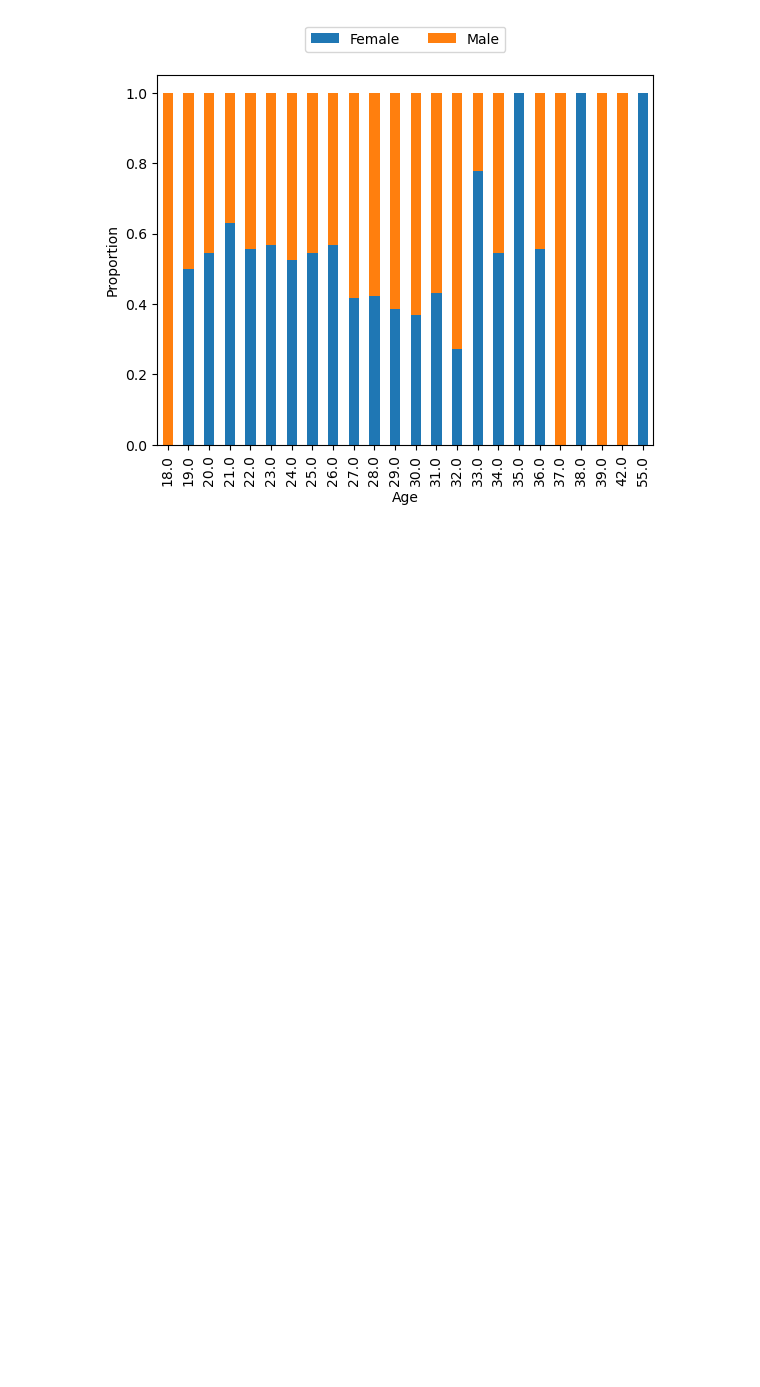
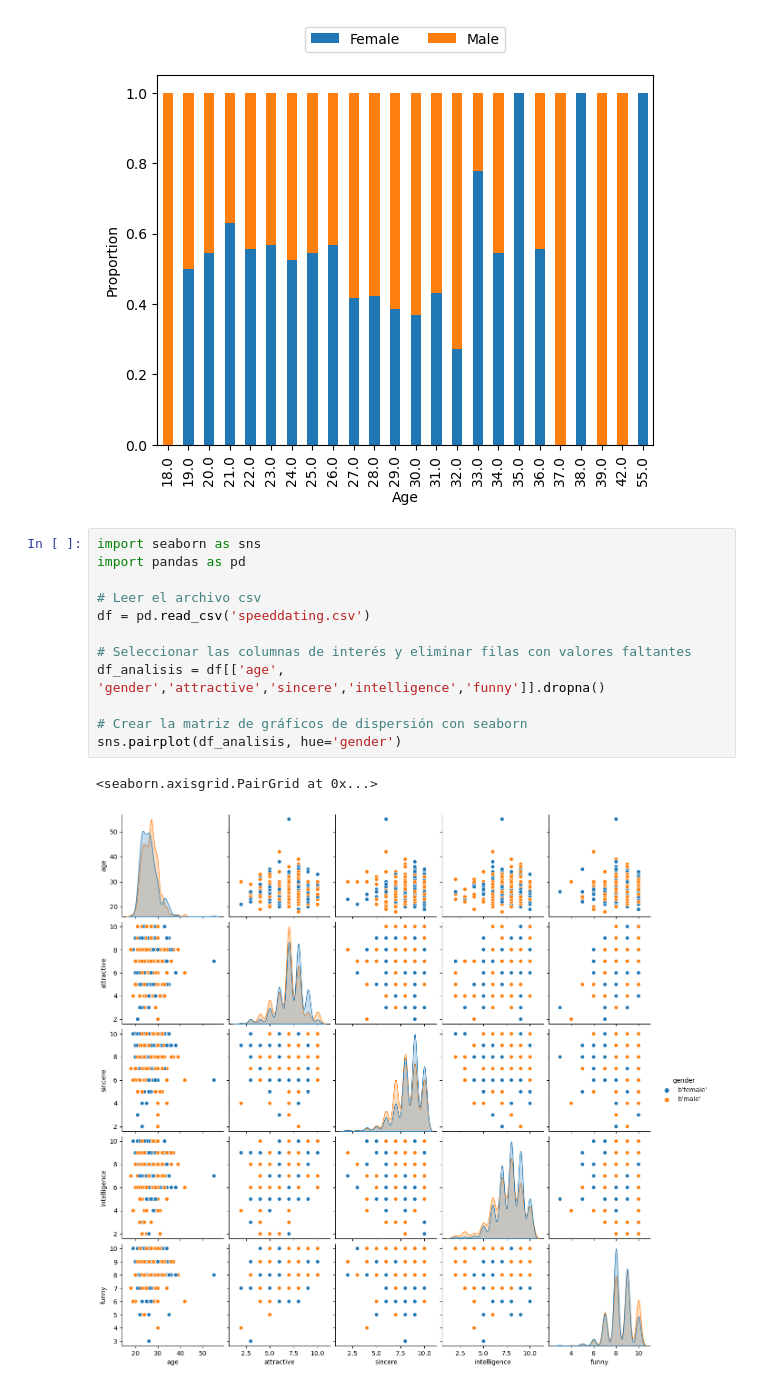
Before and after one commit to williamasesoftware/Clustering, a Jupyter notebook: k_means_dating.ipynb, the cells around one changed output. Drawn from its saved outputs; the diff is of its cells as text; blank space fills up the shorter version.

Commit message:
Add pairplot with more relationships

```diff
--- a/k_means_dating.ipynb
+++ b/k_means_dating.ipynb
@@ -350,3 +350,18 @@ ax.legend(['Female', 'Male'], loc='upper center', bbox_to_anchor=(0.5, 1.15), nc
 plt.show()
 # %% [output]
 [figure]
+# %%
+import seaborn as sns
+import pandas as pd
+
+# Leer el archivo csv
+df = pd.read_csv('speeddating.csv')
+
+# Seleccionar las columnas de interés y eliminar filas con valores faltantes
+df_analisis = df[['age', 'gender','attractive','sincere','intelligence','funny']].dropna()
+
+# Crear la matriz de gráficos de dispersión con seaborn
+sns.pairplot(df_analisis, hue='gender')
+# %% [output]
+<seaborn.axisgrid.PairGrid at 0x...>
+[figure, added]
```
